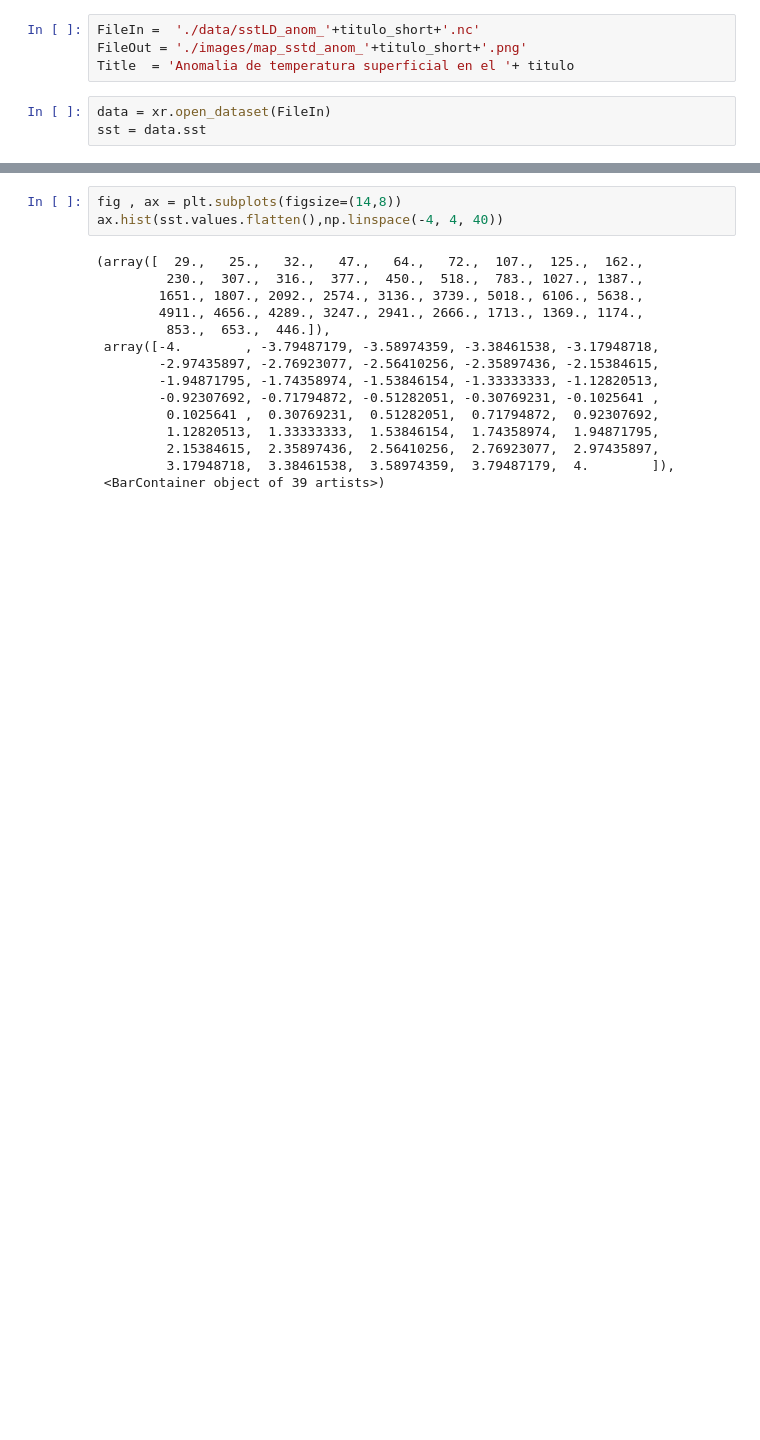
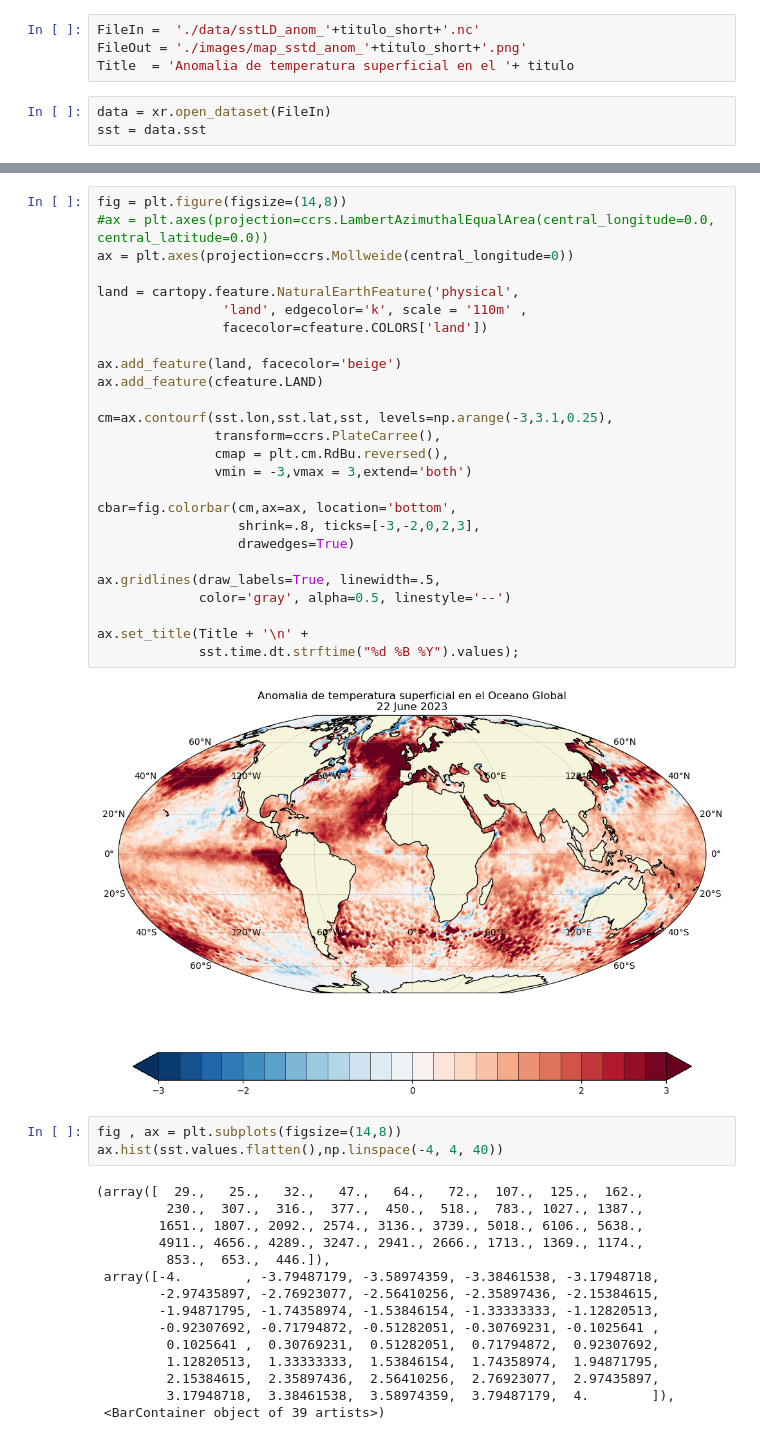
Before and after one commit to PedroVelez/SSTGlobalAnalysis, a Jupyter notebook: plotsMapAnomalies.ipynb, the cells around one changed output, grey strips where cells are left out. Cells and saved outputs as stored; diff of their text form; blank space fills up the shorter version.

```diff
--- a/plotsMapAnomalies.ipynb
+++ b/plotsMapAnomalies.ipynb
@@ -66,3 +66,31 @@ plt.savefig(FileOut)
+# %%
+fig = plt.figure(figsize=(14,8))
+#ax = plt.axes(projection=ccrs.LambertAzimuthalEqualArea(central_longitude=0.0, central_latitude=0.0))
+ax = plt.axes(projection=ccrs.Mollweide(central_longitude=0))
+
+land = cartopy.feature.NaturalEarthFeature('physical',
+                'land', edgecolor='k', scale = '110m' ,
+                facecolor=cfeature.COLORS['land'])
+
+ax.add_feature(land, facecolor='beige')
+ax.add_feature(cfeature.LAND)
+
+cm=ax.contourf(sst.lon,sst.lat,sst, levels=np.arange(-3,3.1,0.25),
+               transform=ccrs.PlateCarree(),
+               cmap = plt.cm.RdBu.reversed(),
+               vmin = -3,vmax = 3,extend='both')
+
+cbar=fig.colorbar(cm,ax=ax, location='bottom',
+                  shrink=.8, ticks=[-3,-2,0,2,3],
+                  drawedges=True)
+
+ax.gridlines(draw_labels=True, linewidth=.5,
+             color='gray', alpha=0.5, linestyle='--')
+
+ax.set_title(Title + '\n' +
+             sst.time.dt.strftime("%d %B %Y").values);
+# %% [output]
+[figure, added]
 # %%
 fig , ax = plt.subplots(figsize=(14,8))
 ax.hist(sst.values.flatten(),np.linspace(-4, 4, 40))
```
Also changed, not shown: parts of 2 cells of this notebook, 6 other files.
